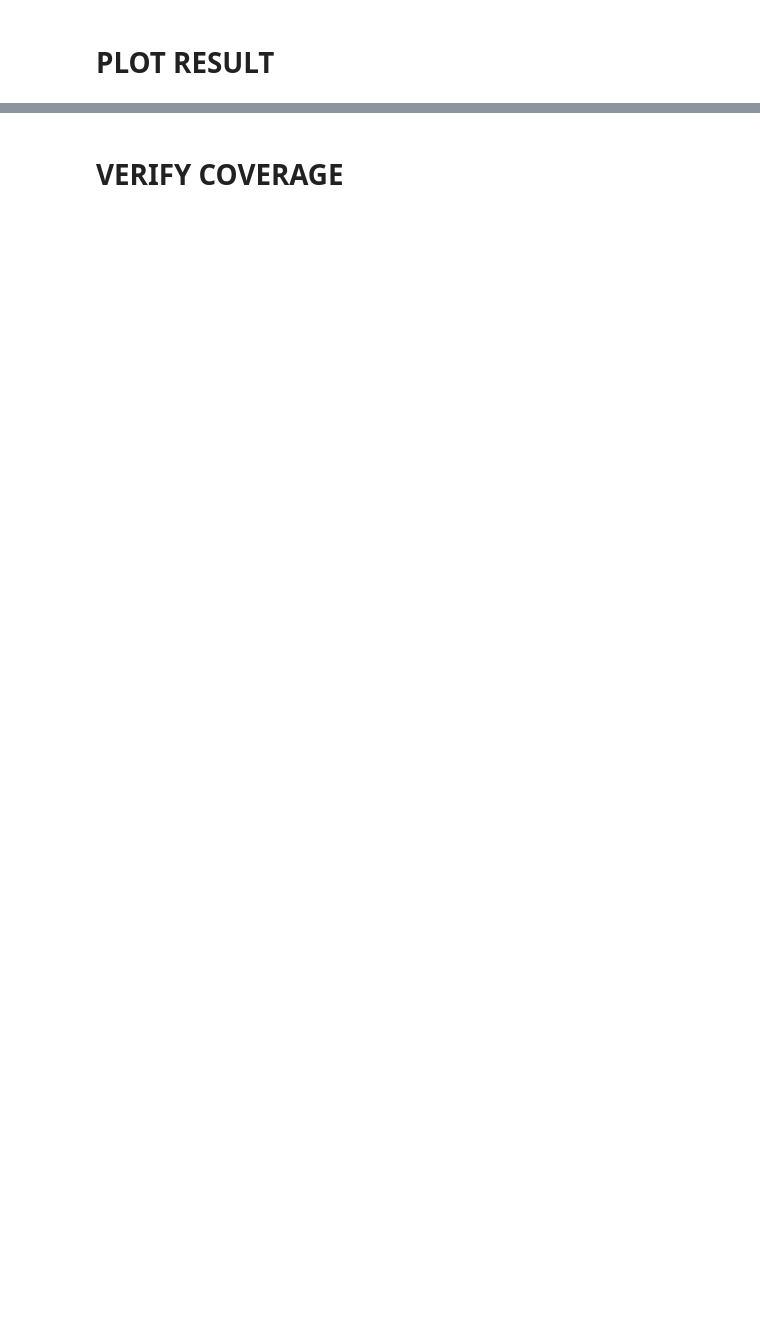
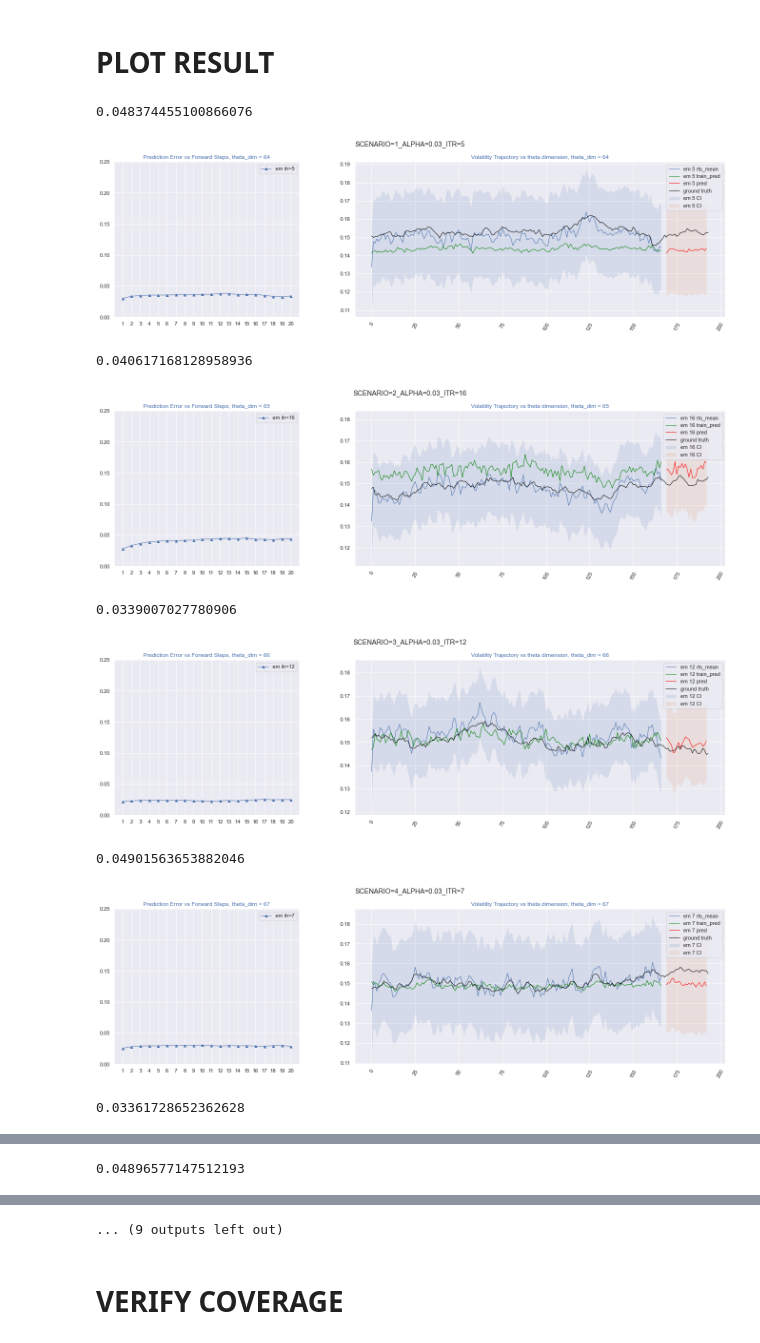
Before and after one commit to BobZiyangDing/EchoStateNeuralStochasticVolatilityHestonModel, a Jupyter notebook: experiment/Simulation.ipynb, the cells around one changed output, grey strips where cells are left out. Saved outputs shown, nothing was run; the diff lists cells and outputs as text; code cells hidden in the pictures; blank space fills up the shorter version.

```diff
--- a/experiment/Simulation.ipynb
+++ b/experiment/Simulation.ipynb
@@ -177,7 +174,7 @@ train_pred_ms_for_all_scenario = []
 pred_ms_for_all_scenario = []
 
 
-theta_dim = 32
+theta_dim = 64
 print("theta_dim = {}".format(theta_dim))
 
 for scenario_idx in range(n_scenario):
@@ -188,7 +185,7 @@ for scenario_idx in range(n_scenario):
     valid_data = valid_list[scenario_idx]
     test_data = test_list[scenario_idx]
 
-    step = 0.02
+    step = 0.01
     m_t_1 = [np.array([0]), np.array([0]), np.array([0]), np.array([0]), np.array([0])]
     v_t_1 = [np.array([0]), np.array([0]), np.array([0]), np.array([0]), np.array([0])]
     beta_1 = 0.9
@@ -196,11 +193,11 @@ for scenario_idx in range(n_scenario):
     epsillon = 1e-8
 
     print("The {}th scenario".format(scenario_idx+1))
-    alpha = 0.02
+    alpha = 0.03
     connectivity = 0.4
     spectral_radius = 1.2
     bday_p_year = 252
-    bias = -2.54
+    bias = -2.65
 
     v_scale = 4.0
     w = 0.0001
@@ -466,8 +463,10 @@ for scenario_idx in range(n_scenario):
         if best_valid_error > avg_valid_error:
             best_valid_error = avg_valid_error
             best_valid_itr = em_itr
+            if curr_loss > 5000:
+                best_valid_itr -= 1
 
-        if avg_valid_error - best_valid_error > 0.02:
+        if avg_valid_error - best_valid_error > 0.01:
             break
 
         if last_avg_error < avg_valid_error and em_itr-best_itr >= 10:
@@ -533,14 +550,16 @@ warnings.simplefilter('error')
 all_pred_days = sorted(list(valid_data.keys()) + list(test_data.keys()))
 for k in range(len(ms_s_for_all_scenario)):
 
+
+    mean_iteration = best_valid_itr_for_all_scenario[k]
+    iterations = range(mean_iteration, mean_iteration+1)
+
     sns.set()
     fig = plt.figure(figsize=(23, 6))
     spec = fig.add_gridspec(ncols=2, nrows=1, width_ratios=[1, 2], height_ratios=[1])
-    title = "THETA={}_ALPHA={}_ITR={}".format(k+theta_dim, alpha, mean_iteration)
+    title = "SCENARIO={}_ALPHA={}_ITR={}".format(k+1, alpha, mean_iteration)
     fig.suptitle(title)
 
-    mean_iteration = best_valid_itr_for_all_scenario[k]
-    iterations = range(mean_iteration, mean_iteration+1)
 
     # forward steps
     a = fig.add_subplot(spec[0, 0])
@@ -565,31 +584,41 @@ for k in range(len(ms_s_for_all_scenario)):
         smoothed_volatility_std = np.array( [math.sqrt(np.matmul(np.matmul(averager.T, _), averager.T)) for _ in Cs_s_for_all_scenario[k][i]]) #i+1
         smoothed_volatility_ci_upper = smoothed_volatility_mean + 2*smoothed_volatility_std
         smoothed_volatility_ci_lower = smoothed_volatility_mean - 2*smoothed_volatility_std
 
         predicted_volatility_mean = np.average(pred_ms_for_all_scenario[k][i][1], axis=1)
         predicted_volatility_std = np.array( [math.sqrt(np.matmul(np.matmul(averager.T, _), averager.T)) for _ in pred_Cs_for_all_scenario[k][i][1] ])
         predicted_volatility_ci_upper = predicted_volatility_mean + 2*predicted_volatility_std
         predicted_volatility_ci_lower = predicted_volatility_mean - 2*predicted_volatility_std
 
         train_predicted_volatility_mean = train_pred_ms_for_all_scenario[k][i]
 
         b.plot(all_days, smoothed_volatility_mean[1:], linewidth=1, label="em {} rts_mean".format(i), )
         b.plot(all_days, train_predicted_volatility_mean, linewidth=1, color = "green", label="em {} train_pred".format(i),)
         b.plot(list(test_data.keys())[:-1], predicted_volatility_mean, linewidth=1, color = "red", label="em {} pred".format(i))
-        b.plot(range(len(true_vol[0])) , true_vol[0], linewidth=1, color = "black", label="ground truth" )
+        b.plot(range(len(true_vol[k])) , true_vol[k], linewidth=1, color = "black", label="ground truth" )
 
         b.fill_between(all_days, smoothed_volatility_ci_upper[1:], smoothed_volatility_ci_lower[1:], alpha = 0.3*opaque*(1+i-mean_iteration), label="em {} CI".format(i))
         b.fill_between(list(test_data.keys())[:-1], predicted_volatility_ci_upper, predicted_volatility_ci_lower, alpha = 0.3*opaque*(1+i-mean_iteration), label="em {} CI".format(i))
         print(predicted_volatility_ci_upper[1]-predicted_volatility_ci_lower[1])
 
     b.legend()
     plt.xticks(rotation=60)
     plt.show()
 
 #     plt.savefig("./output_fig/Final.jpg")
 
 print("error = {:.4f}".format(show[0]))
 print("error = {:.4f}".format(show[4]))
 print("error = {:.4f}".format(show[9]))
 print("error = {:.4f}".format(show[14]))
 print("error = {:.4f}".format(show[19]))
+# %% [output]
+0.048374455100866076
+[figure, added]
+0.040617168128958936
+[figure, added]
+0.0339007027780906
+[figure, added]
+0.04901563653882046
+[figure, added]
+0.03361728652362628
@@ -595,0 +626 @@ print("error = {:.4f}".format(show[19]))
+0.04896577147512193
@@ -596,2 +628,3 @@ print("error = {:.4f}".format(show[19]))
+... (9 outputs left out)
 # %% [markdown]
 # VERIFY COVERAGE
```
Also changed, not shown: parts of 9 cells of this notebook, 3 other files.
